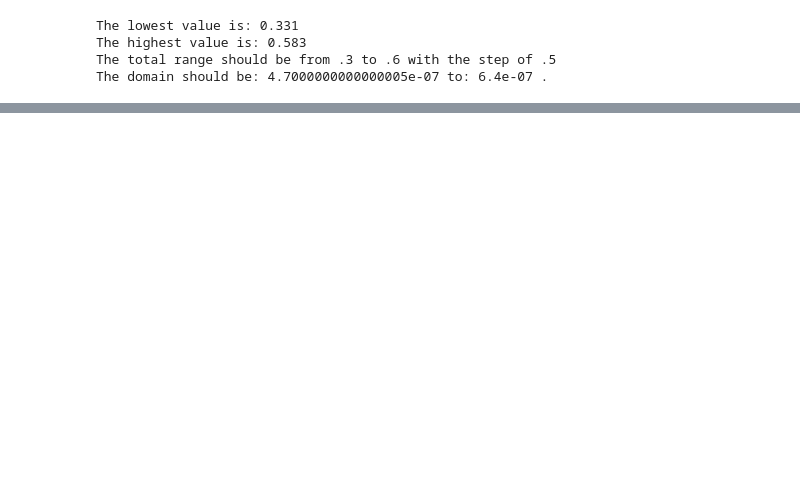
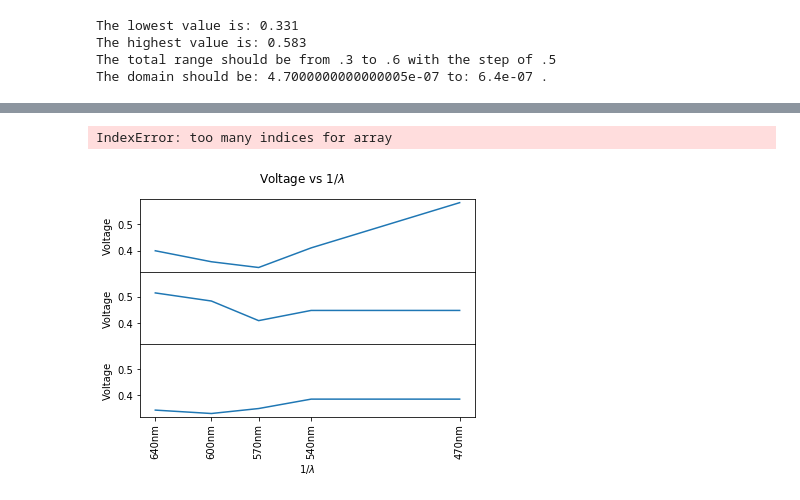
Before and after one commit to Sephfire05/Modern-Physics-Lab-SPR-2019, a Jupyter notebook: Exp 2 - The Photoelectric Effect.ipynb, the cells around one changed output, grey strips where cells are left out. Saved outputs shown, nothing was run; the diff lists cells and outputs as text; code cells hidden in the pictures; blank space fills up the shorter version.

```diff
--- a/Exp 2 - The Photoelectric Effect.ipynb
+++ b/Exp 2 - The Photoelectric Effect.ipynb
@@ -106,0 +131,18 @@ array([<matplotlib.axes._subplots.AxesSubplot object at 0x...>,
+# %%
+f, axarr = plt.subplots(3, sharex=True, sharey=True)
+f.suptitle(r'Voltage vs 1/$\lambda$')
+axarr[0].plot(inverselabels, df1.loc[1.0])
+axarr[1].plot(inverselabels, df1.loc[2.0])
+axarr[2].plot(inverselabels, df1.loc[3.0])
+# Bring the subplots closer to each other
+f.subplots_adjust(hspace=0)
+pltxlabels = ['470nm', '540nm', '570nm', '600nm', '640nm']
+# pltxlabels1 = ['640nm', '600nm', '570nm', '540nm', '470nm']
+plt.xticks(inverselabels, pltxlabels, rotation='vertical')
+# Setting common labels
+for ax in axarr.flat:
+    ax.set(xlabel=r'1/$\lambda$', ylabel='Voltage')
+axarr[0, 0].set_title('Trial 1')
+# %% [output]
+IndexError: too many indices for array
+[figure, added]
```
Also changed, not shown: parts of 5 cells of this notebook.
